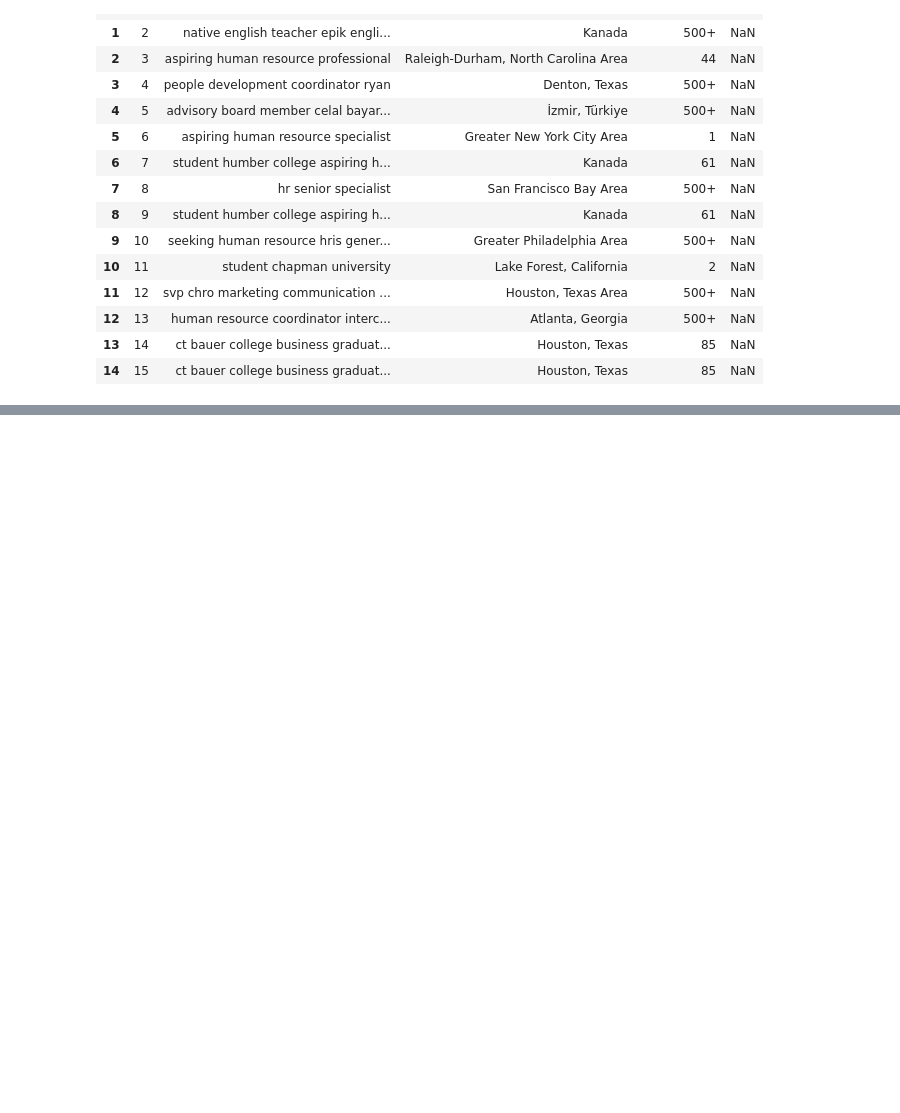
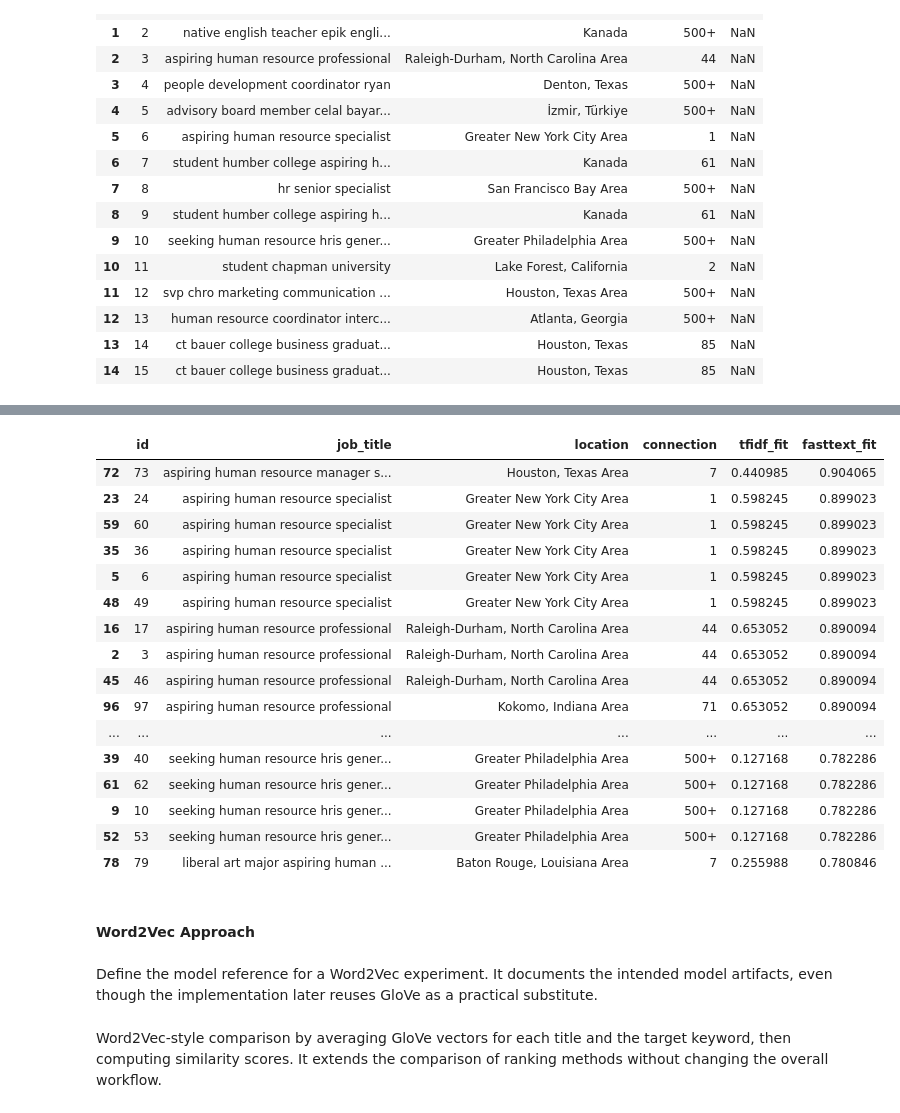
Before and after one commit to Ch-Ibrahim/nRhDDUb08MZl0Gfa, a Jupyter notebook: Potential Talents-Human Resources.ipynb, the cells around one changed output, grey strips where cells are left out. Cells and saved outputs as stored; diff of their text form; code cells hidden in the pictures; blank space fills up the shorter version.

```diff
--- a/Potential Talents-Human Resources.ipynb
+++ b/Potential Talents-Human Resources.ipynb
@@ -498,0 +465,63 @@ In the BERT code, each text is converted into contextual embeddings using a pret
+# %%
+
+import torch
+import torchtext
+from sklearn.metrics.pairwise import cosine_similarity
+
+# Load FastText vectors
+fasttext = torchtext.vocab.FastText(language='en')
+
+def str_to_fasttext(text):
+    tokens = str(text).split()
+    if not tokens:
+        return np.zeros(fasttext.dim)
+
+    vecs = [fasttext[token].numpy() for token in tokens]
+    embs = np.mean(vecs, axis=0)
+    return embs
+
+fasttext_data = data_Clean_tiile.copy()
+
+fasttext_titles = fasttext_data['job_title'].apply(str_to_fasttext)
+fasttext_title_embeddings = [title for title in fasttext_titles]
+
+fasttext_keywords_embeddings = str_to_fasttext(keywords[0])
+
+fasttext_cosines = [
+    cosine_similarity(title_emb.reshape(1, -1), fasttext_keywords_embeddings.reshape(1, -1))[0, 0]
+    for title_emb in fasttext_title_embeddings
+]
+
+fasttext_data['fasttext_fit'] = fasttext_cosines
+
+fasttext_data = data.merge(
+    fasttext_data['fasttext_fit'],
+    how='left',
+    left_index=True,
+    right_index=True
+)
+
+fasttext_data.sort_values('fasttext_fit', ascending=False, inplace=True)
+fasttext_data.head(30)
+# %% [output]
+|  | id | job_title | location | connection | tfidf_fit | fasttext_fit |
+| 72 | 73 | aspiring human resource manager s... | Houston, Texas Area | 7 | 0.440985 | 0.904065 |
+| 23 | 24 | aspiring human resource specialist | Greater New York City Area | 1 | 0.598245 | 0.899023 |
+| 59 | 60 | aspiring human resource specialist | Greater New York City Area | 1 | 0.598245 | 0.899023 |
+| 35 | 36 | aspiring human resource specialist | Greater New York City Area | 1 | 0.598245 | 0.899023 |
+| 5 | 6 | aspiring human resource specialist | Greater New York City Area | 1 | 0.598245 | 0.899023 |
+| 48 | 49 | aspiring human resource specialist | Greater New York City Area | 1 | 0.598245 | 0.899023 |
+| 16 | 17 | aspiring human resource professional | Raleigh-Durham, North Carolina Area | 44 | 0.653052 | 0.890094 |
+| 2 | 3 | aspiring human resource professional | Raleigh-Durham, North Carolina Area | 44 | 0.653052 | 0.890094 |
+| 45 | 46 | aspiring human resource professional | Raleigh-Durham, North Carolina Area | 44 | 0.653052 | 0.890094 |
+| 96 | 97 | aspiring human resource professional | Kokomo, Indiana Area | 71 | 0.653052 | 0.890094 |
+| ... | ... | ... | ... | ... | ... | ... |
+| 39 | 40 | seeking human resource hris gener... | Greater Philadelphia Area | 500+ | 0.127168 | 0.782286 |
+| 61 | 62 | seeking human resource hris gener... | Greater Philadelphia Area | 500+ | 0.127168 | 0.782286 |
+| 9 | 10 | seeking human resource hris gener... | Greater Philadelphia Area | 500+ | 0.127168 | 0.782286 |
+| 52 | 53 | seeking human resource hris gener... | Greater Philadelphia Area | 500+ | 0.127168 | 0.782286 |
+| 78 | 79 | liberal art major aspiring human ... | Baton Rouge, Louisiana Area | 7 | 0.255988 | 0.780846 |
+# %% [markdown]
+####  Word2Vec Approach
+# %% [markdown]
+Define the model reference for a Word2Vec experiment. It documents the intended model artifacts, even though the implementation later reuses GloVe as a practical substitute.
@@ -498,0 +531,3 @@ In the BERT code, each text is converted into contextual embeddings using a pret
+# %% [markdown]
+
+Word2Vec-style comparison by averaging GloVe vectors for each title and the target keyword, then computing similarity scores. It extends the comparison of ranking methods without changing the overall workflow.
```
Also changed, not shown: parts of 72 cells of this notebook.
